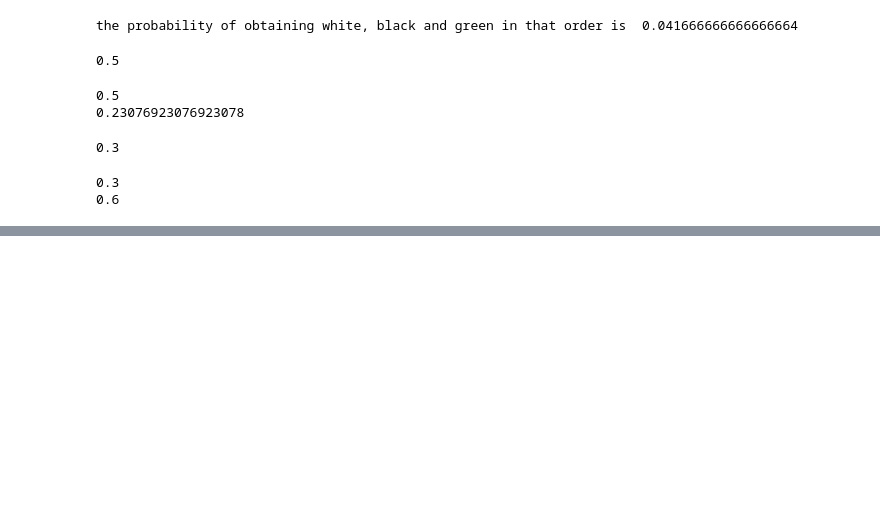
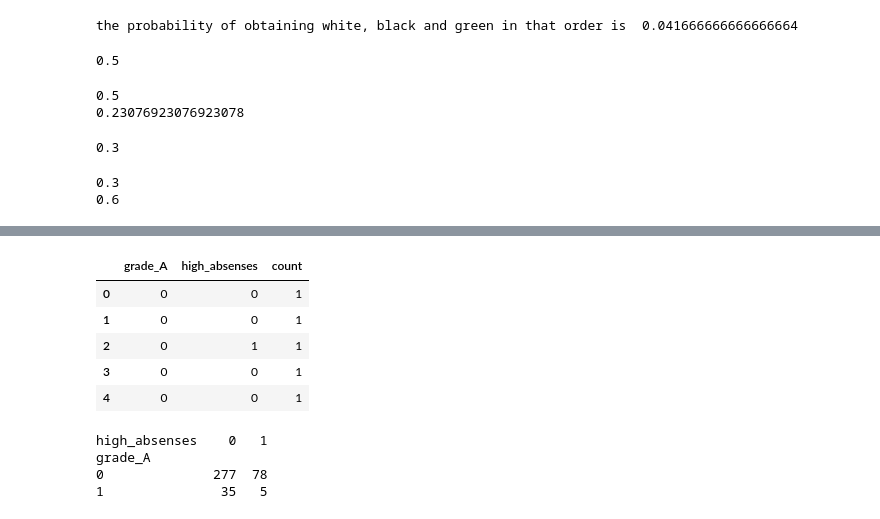
Before and after one commit to Abhishekpardhi46/Abhishekpardhi46, a Jupyter notebook: Untitled21.ipynb, the cells around one changed output, grey strips where cells are left out. Cells and saved outputs as stored; diff of their text form; code cells hidden in the pictures; blank space fills up the shorter version.

```diff
--- a/Untitled21.ipynb
+++ b/Untitled21.ipynb
@@ -613,0 +638,16 @@ print(round(red_or_face_cards, 1))
+# %%
+df['grade_A'] = np.where(df['G3']*5 >= 80, 1, 0)
+# %%
+df['high_absenses'] = np.where(df['absences'] >=10, 1, 0)
+# %%
+df['count'] = 1
+# %%
+df = df[['grade_A','high_absenses','count']]
+df.head()
+# %% [output]
+|  | grade_A | high_absenses | count |
+| 0 | 0 | 0 | 1 |
+| 1 | 0 | 0 | 1 |
+| 2 | 0 | 1 | 1 |
+| 3 | 0 | 0 | 1 |
+| 4 | 0 | 0 | 1 |
@@ -613,0 +663,7 @@ print(round(red_or_face_cards, 1))
+# %%
+print(final)
+# %% [output]
+high_absenses    0   1
+grade_A
+0              277  78
+1               35   5
```
Also changed, not shown: parts of 4 cells of this notebook.
